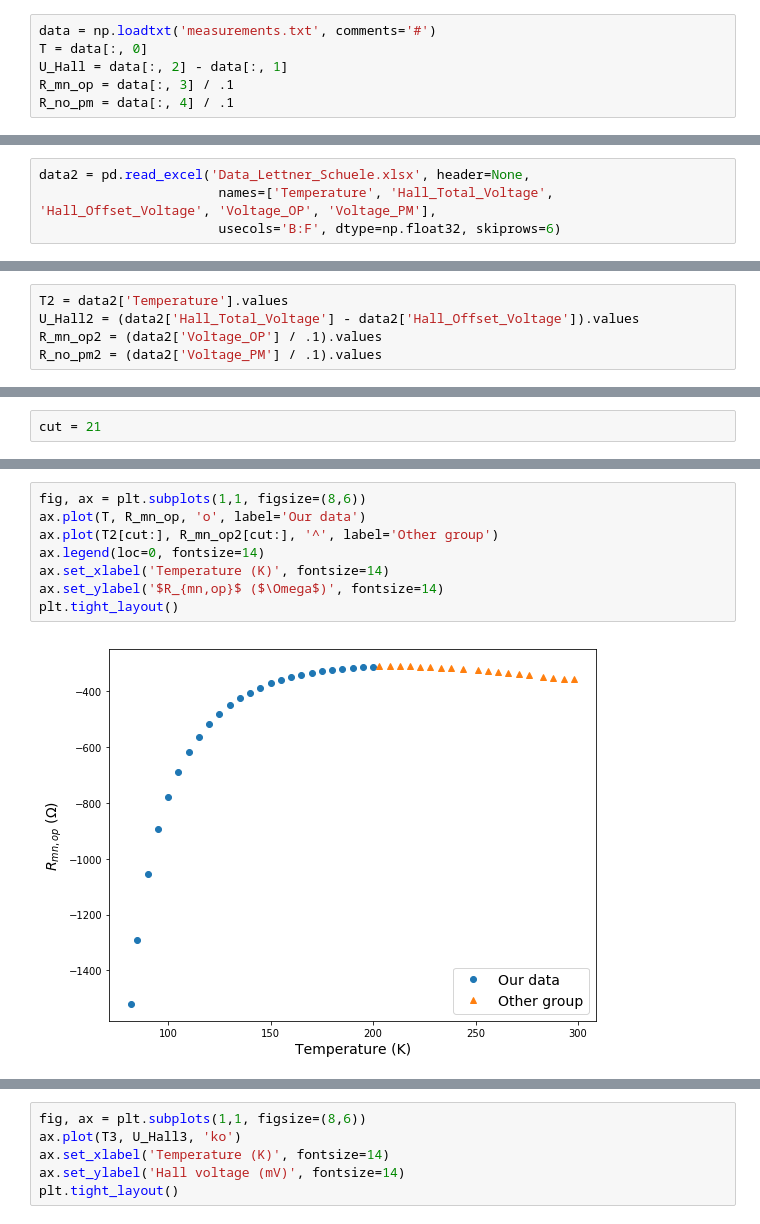
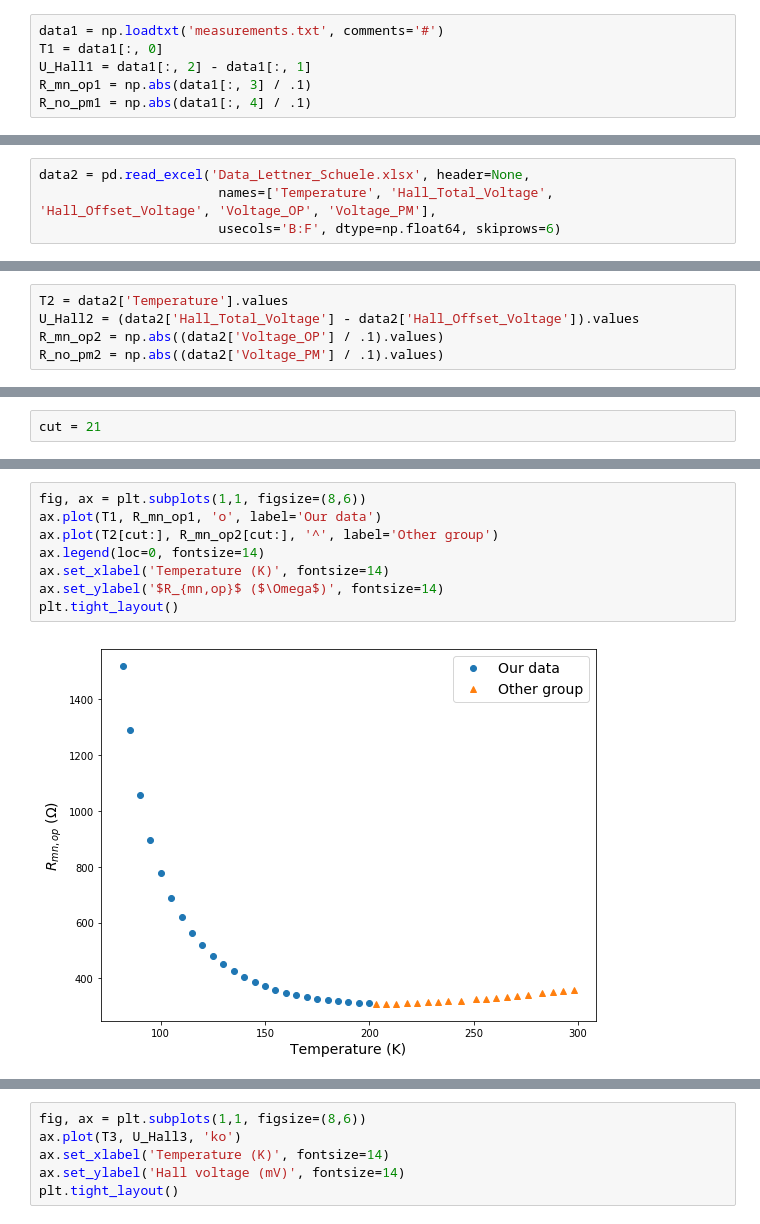
Before and after one commit to iyanmv/APL_ws18-19, a Jupyter notebook: Hall/Hall_effect.ipynb, the cells around one changed output, grey strips where cells are left out. Saved outputs shown, nothing was run; the diff lists cells and outputs as text.

```diff
--- a/Hall/Hall_effect.ipynb
+++ b/Hall/Hall_effect.ipynb
@@ -99,8 +110,8 @@ plt.tight_layout()
 # %% [markdown]
 ## Dataset preparation
 # %%
-data = np.loadtxt('measurements.txt', comments='#')
-T = data[:, 0]
-U_Hall = data[:, 2] - data[:, 1]
-R_mn_op = data[:, 3] / .1
-R_no_pm = data[:, 4] / .1
+data1 = np.loadtxt('measurements.txt', comments='#')
+T1 = data1[:, 0]
+U_Hall1 = data1[:, 2] - data1[:, 1]
+R_mn_op1 = np.abs(data1[:, 3] / .1)
+R_no_pm1 = np.abs(data1[:, 4] / .1)
@@ -109,7 +123,7 @@ Data from other group
 # %%
 data2 = pd.read_excel('Data_Lettner_Schuele.xlsx', header=None,
                        names=['Temperature', 'Hall_Total_Voltage', 'Hall_Offset_Voltage', 'Voltage_OP', 'Voltage_PM'],
-                       usecols='B:F', dtype=np.float32, skiprows=6)
+                       usecols='B:F', dtype=np.float64, skiprows=6)
 # %%
 data2.head()
 # %% [output]
@@ -124,5 +138,5 @@ Plots of both our data and other group's data
 # %%
 T2 = data2['Temperature'].values
 U_Hall2 = (data2['Hall_Total_Voltage'] - data2['Hall_Offset_Voltage']).values
-R_mn_op2 = (data2['Voltage_OP'] / .1).values
-R_no_pm2 = (data2['Voltage_PM'] / .1).values
+R_mn_op2 = np.abs((data2['Voltage_OP'] / .1).values)
+R_no_pm2 = np.abs((data2['Voltage_PM'] / .1).values)
@@ -172,13 +192,13 @@ plt.tight_layout()
 [figure]
 # %%
 fig, ax = plt.subplots(1,1, figsize=(8,6))
-ax.plot(T, R_mn_op, 'o', label='Our data')
+ax.plot(T1, R_mn_op1, 'o', label='Our data')
 ax.plot(T2[cut:], R_mn_op2[cut:], '^', label='Other group')
 ax.legend(loc=0, fontsize=14)
 ax.set_xlabel('Temperature (K)', fontsize=14)
 ax.set_ylabel('$R_{mn,op}$ ($\Omega$)', fontsize=14)
 plt.tight_layout()
 # %% [output]
-[figure, old version]
+[figure, new version]
 # %%
 fig, ax = plt.subplots(1,1, figsize=(8,6))
```
Also changed, not shown: parts of 46 cells of this notebook, 14 other files.
